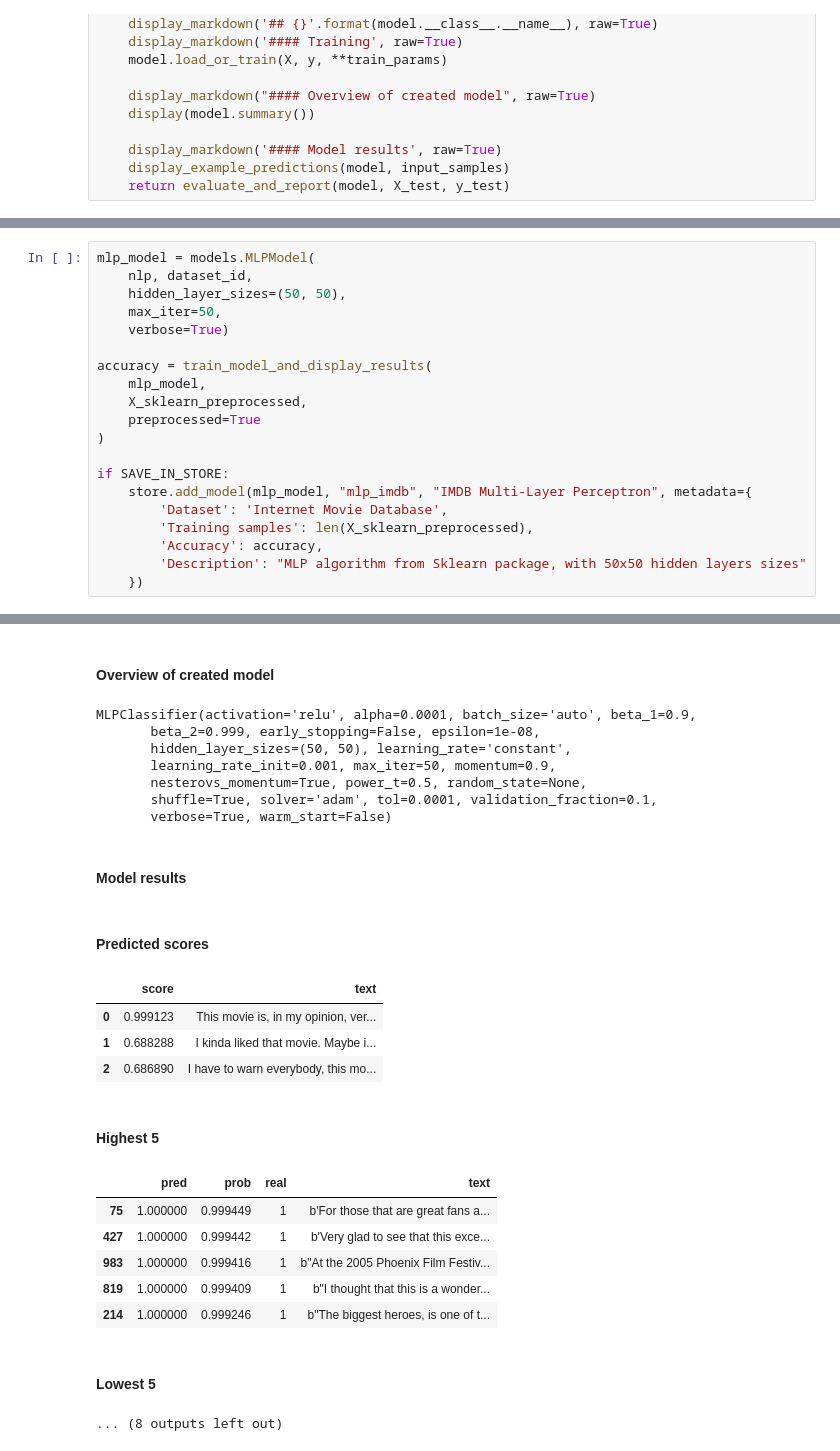
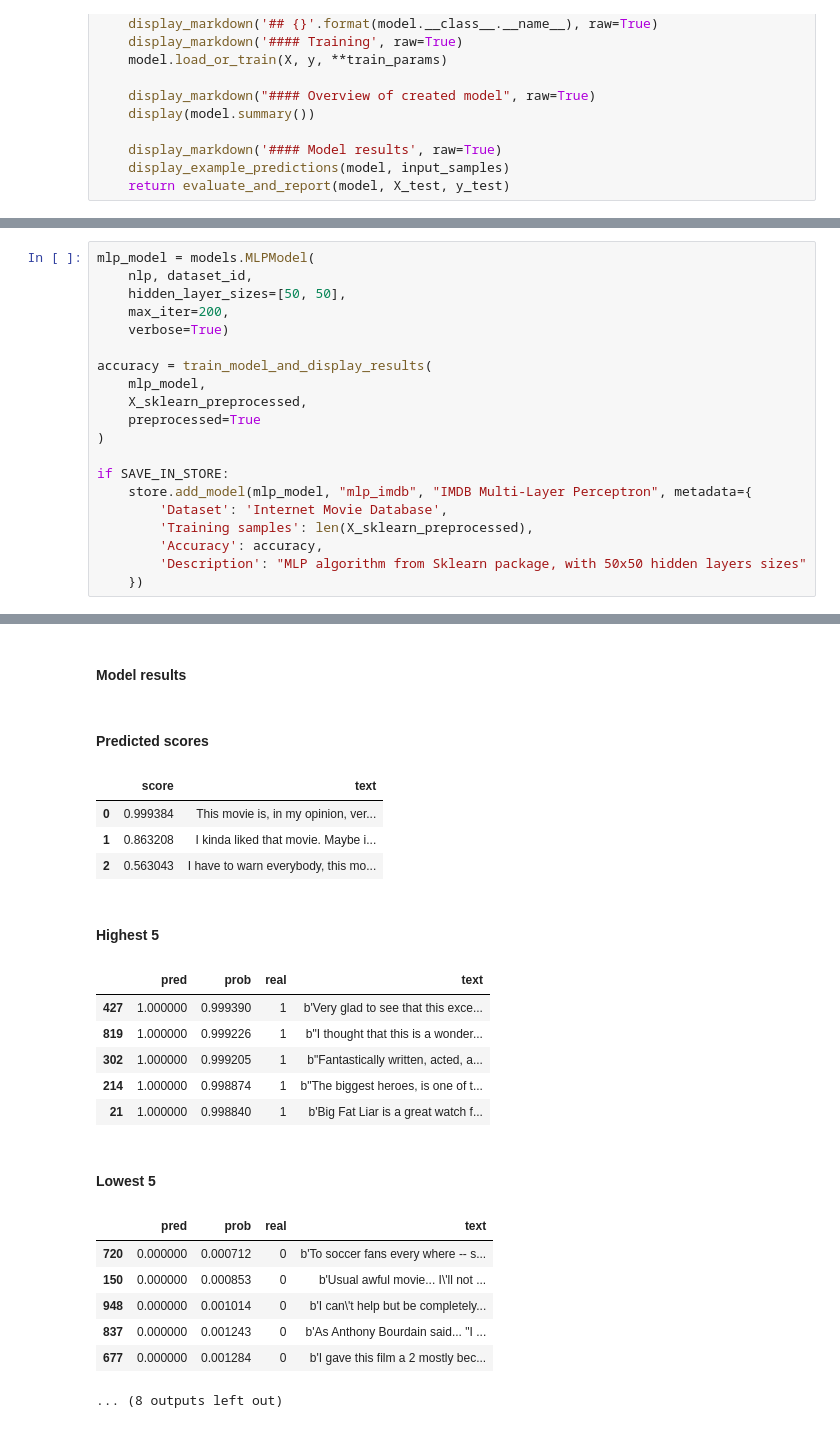
Before and after one commit to Valian/nlp-sentiment-analysis, a Jupyter notebook: src/text_sentiment_analysis_imdb.ipynb, the cells around one changed output, grey strips where cells are left out. Drawn from its saved outputs; the diff is of its cells as text.

```diff
--- a/src/text_sentiment_analysis_imdb.ipynb
+++ b/src/text_sentiment_analysis_imdb.ipynb
@@ -278,8 +281,8 @@ DecisionTreeClassifier(class_weight=None, criterion='gini', max_depth=6,
 # %%
 mlp_model = models.MLPModel(
     nlp, dataset_id,
-    hidden_layer_sizes=(50, 50),
-    max_iter=50,
+    hidden_layer_sizes=[50, 50],
+    max_iter=200,
     verbose=True)
 
 accuracy = train_model_and_display_results(
@@ -321,26 +314,24 @@ Model 'mlpclassifier_imdb_all_80b0dabd.pkl' saved
-#### Overview of created model
-MLPClassifier(activation='relu', alpha=0.0001, batch_size='auto', beta_1=0.9,
-       beta_2=0.999, early_stopping=False, epsilon=1e-08,
-       hidden_layer_sizes=(50, 50), learning_rate='constant',
-       learning_rate_init=0.001, max_iter=50, momentum=0.9,
-       nesterovs_momentum=True, power_t=0.5, random_state=None,
-       shuffle=True, solver='adam', tol=0.0001, validation_fraction=0.1,
-       verbose=True, warm_start=False)
 #### Model results
 #### Predicted scores
 |  | score | text |
-| 0 | 0.999123 | This movie is, in my opinion, ver... |
-| 1 | 0.688288 | I kinda liked that movie. Maybe i... |
-| 2 | 0.686890 | I have to warn everybody, this mo... |
+| 0 | 0.999384 | This movie is, in my opinion, ver... |
+| 1 | 0.863208 | I kinda liked that movie. Maybe i... |
+| 2 | 0.563043 | I have to warn everybody, this mo... |
 #### Highest 5
 |  | pred | prob | real | text |
-| 75 | 1.000000 | 0.999449 | 1 | b'For those that are great fans a... |
-| 427 | 1.000000 | 0.999442 | 1 | b'Very glad to see that this exce... |
-| 983 | 1.000000 | 0.999416 | 1 | b"At the 2005 Phoenix Film Festiv... |
-| 819 | 1.000000 | 0.999409 | 1 | b"I thought that this is a wonder... |
-| 214 | 1.000000 | 0.999246 | 1 | b"The biggest heroes, is one of t... |
+| 427 | 1.000000 | 0.999390 | 1 | b'Very glad to see that this exce... |
+| 819 | 1.000000 | 0.999226 | 1 | b"I thought that this is a wonder... |
+| 302 | 1.000000 | 0.999205 | 1 | b"Fantastically written, acted, a... |
+| 214 | 1.000000 | 0.998874 | 1 | b"The biggest heroes, is one of t... |
+| 21 | 1.000000 | 0.998840 | 1 | b'Big Fat Liar is a great watch f... |
 #### Lowest 5
-... (8 outputs left out)
+|  | pred | prob | real | text |
+| 720 | 0.000000 | 0.000712 | 0 | b'To soccer fans every where -- s... |
+| 150 | 0.000000 | 0.000853 | 0 | b'Usual awful movie... I\'ll not ... |
+| 948 | 0.000000 | 0.001014 | 0 | b'I can\'t help but be completely... |
+| 837 | 0.000000 | 0.001243 | 0 | b'As Anthony Bourdain said... "I ... |
+| 677 | 0.000000 | 0.001284 | 0 | b'I gave this film a 2 mostly bec... |
+... (8 outputs left out)
 # %%
 gaussian_nb_model = models.GaussianNBModel(
     nlp, dataset_id
```
Also changed, not shown: parts of 12 cells of this notebook, 3 other files.
